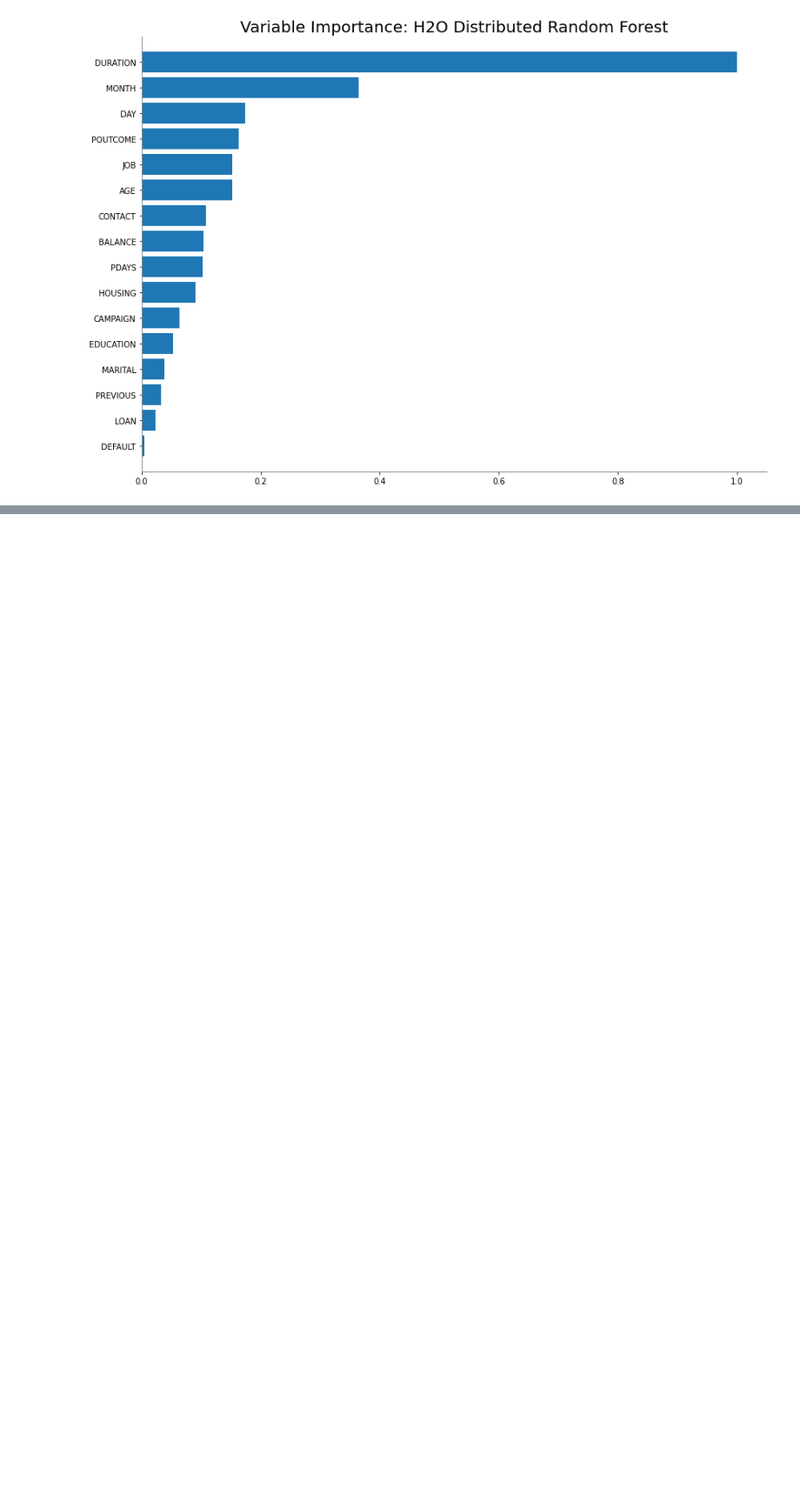
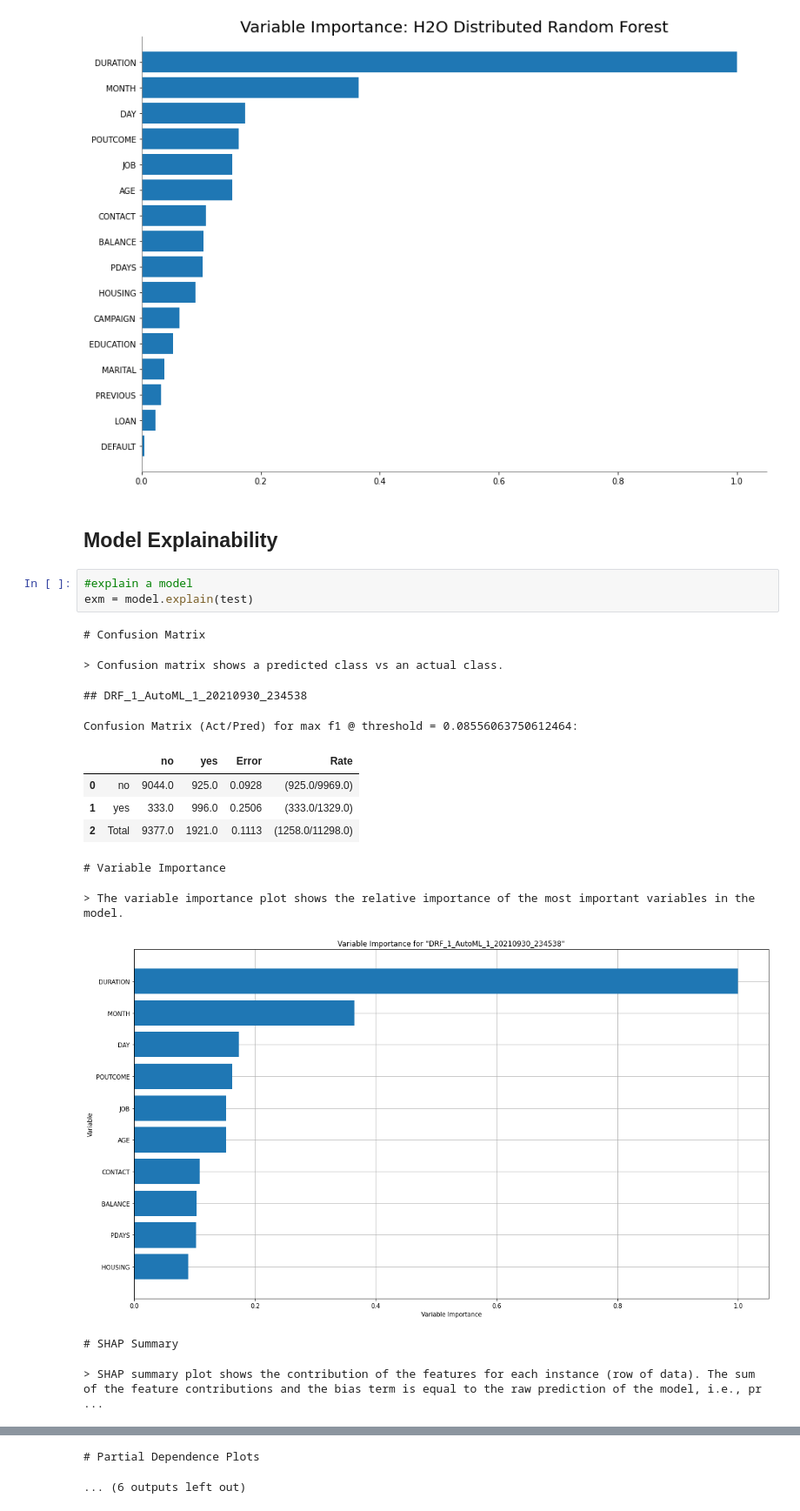
Before and after one commit to baotramduong/Bank-Term-Deposit-Marketing-Strategy-with-Automatic-Machine-Learning-H2OAutoML, a Jupyter notebook: Notebook.ipynb, the cells around one changed output, grey strips where cells are left out. Shown at 87% size. Drawn from its saved outputs; the diff is of its cells as text; blank space fills up the shorter version.

```diff
--- a/Notebook.ipynb
+++ b/Notebook.ipynb
@@ -497,3 +493,22 @@ Gains/Lift Table: Avg response rate: 11.76 %, avg score:  4.95 %
 model.varimp_plot(num_of_features=20)
 # %% [output]
 [figure]
+# %% [markdown]
+## Model Explainability
+# %%
+#explain a model
+exm = model.explain(test)
+# %% [output]
+# Confusion Matrix
+> Confusion matrix shows a predicted class vs an actual class.
+## DRF_1_AutoML_1_20210930_234538
+Confusion Matrix (Act/Pred) for max f1 @ threshold = 0.08556063750612464:
+|  |  | no | yes | Error | Rate |
+| 0 | no | 9044.0 | 925.0 | 0.0928 | (925.0/9969.0) |
+| 1 | yes | 333.0 | 996.0 | 0.2506 | (333.0/1329.0) |
+| 2 | Total | 9377.0 | 1921.0 | 0.1113 | (1258.0/11298.0) |
+# Variable Importance
+> The variable importance plot shows the relative importance of the most important variables in the model.
+[figure, added]
+# SHAP Summary
+> SHAP summary plot shows the contribution of the features for each instance (row of data). The sum of the feature contributions and the bias term is equal to the raw prediction of the model, i.e., pr ...
@@ -499,0 +516,2 @@ model.varimp_plot(num_of_features=20)
+# Partial Dependence Plots
+... (6 outputs left out)
```
Also changed, not shown: parts of 5 cells of this notebook.
